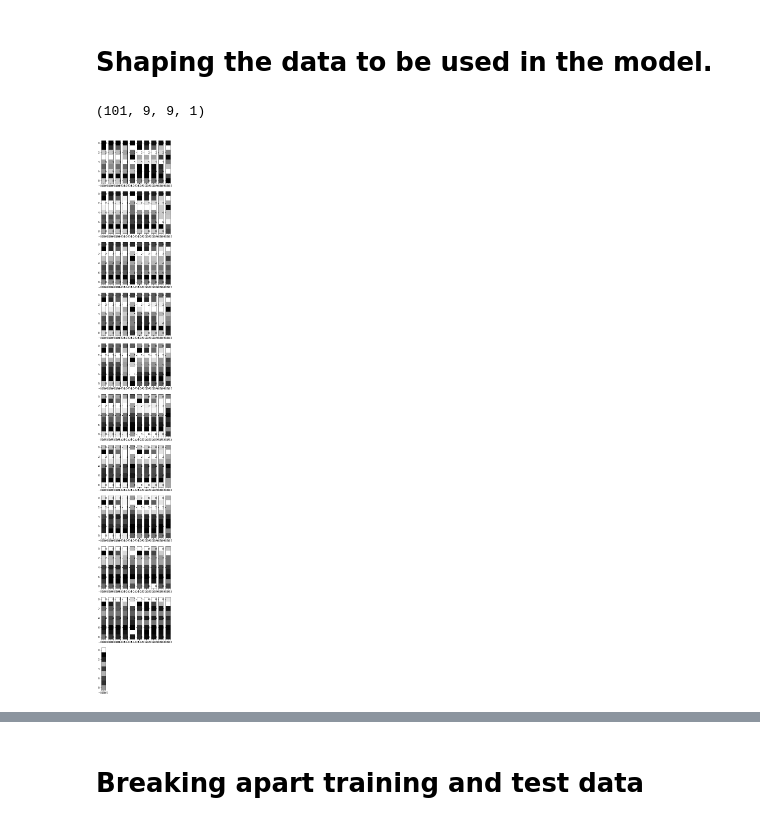
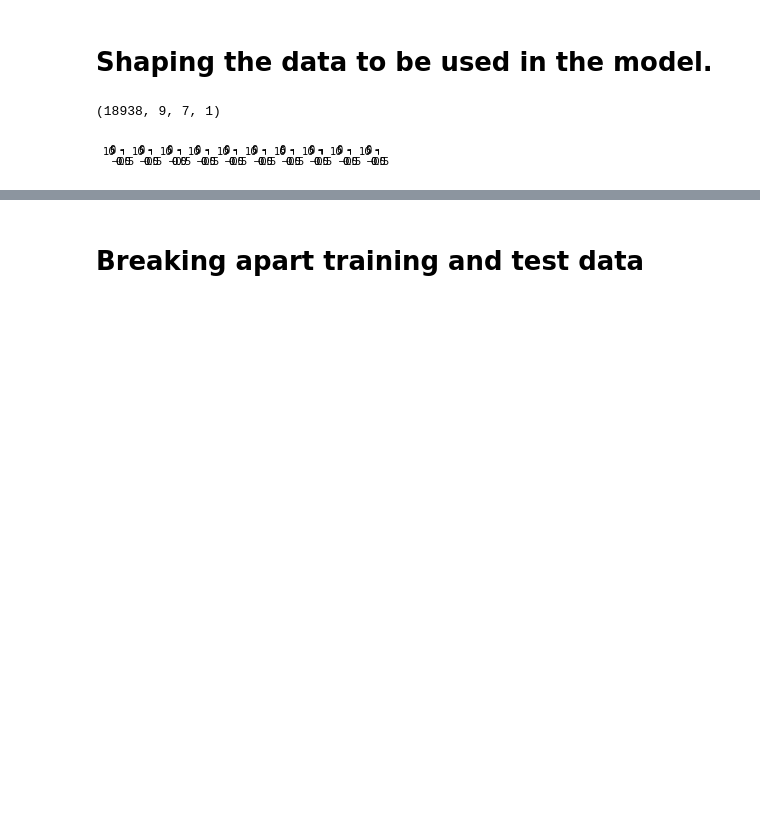
Before and after one commit to mccomackjp/algae-bloom-prediction, a Jupyter notebook: notebooks/models/New_CNN_with_keras.ipynb, the cells around one changed output, grey strips where cells are left out. Cells and saved outputs as stored; diff of their text form; code cells hidden in the pictures; blank space fills up the shorter version.

```diff
--- a/notebooks/models/New_CNN_with_keras.ipynb
+++ b/notebooks/models/New_CNN_with_keras.ipynb
@@ -67,10 +97,9 @@ dtype: object
 # %%
 # lets try to normalize this now....
 from sklearn.preprocessing import MinMaxScaler
-dataset_columns = ['date (mm.dd.yyyy)','Depth [m]','T [deg C]', 'DO [%]','SPC [micro S/cm] ',
-'Chl tot [micro g/l]','Chl green Al. [micro g/l]', 'turb [FTU]','pH ','bloom']
+dataset_columns = ['Temp C','Sp Cond (uS/cm)', 'pH (mV)','pH', 'Turbidity (NTU)', 'ODOSat%','ODO (mg/L)', 'Bloom']
 scaler = MinMaxScaler()
-ds_scaled = scaler.fit_transform(dataset)
+ds_scaled = scaler.fit_transform(dataset[dataset_columns])
 dataset = pd.DataFrame(ds_scaled,columns=dataset_columns)
 dataset.describe()
 # %% [output]
@@ -98,7 +127,7 @@ def windows(dataset, window_size, shift):
         yield (int(start), int(start+window_size))
         # shift the window five blocks of time
         start += shift
-        if start % 5 == 0:
+        if start % 300 == 0:
             print('Window Segmentation {0:.2f}% done'.format(((start+window_size) / dataset.shape[0]) * 100 ))
 
 
@@ -132,7 +161,7 @@ def segment_dataset(dataset, columns, target, window_size=10):
     return (segments, labels)
 # %%
 feature_columns = dataset_columns[:-1]
-(segments, labels) = segment_dataset(dataset, feature_columns, 'bloom', 9)
+(segments, labels) = segment_dataset(dataset, feature_columns, 'Bloom', 9)
 print('done')
 # %% [output]
 WINDOW SIZE 9
@@ -172,22 +196,22 @@ array([0., 0., 0., 0., 0., 0., 0., 0., 0., 0., 0., 0., 0., 0., 0., 0., 0.,
 # %% [markdown]
 # Shaping the data to be used in the model.
 # %%
-segments = segments.reshape(len(segments),9,9,1)
+segments = segments.reshape(len(segments),9,7,1)
 segments.shape
 # %% [output]
-(101, 9, 9, 1)
+(18938, 9, 7, 1)
 # %%
 #what the heck does this look like now?
 X = 5
 y = 40
 plt.figure(figsize=(X,y))
 columns = 10
-for x in range(0, segments.shape[0]):
+for x in range(0, 10):
     plt.subplot(len(segments) / columns + 1, columns, x + 1)
     plt.imshow(segments[x][0]*255,cmap='gray')
 #plt.imshow(segments[0][0] * 255, cmap='gray')
 # %% [output]
-[figure, old version]
+[figure, new version]
 # %%
 labels.shape
 # %% [output]
```
Also changed, not shown: parts of 21 cells of this notebook.
